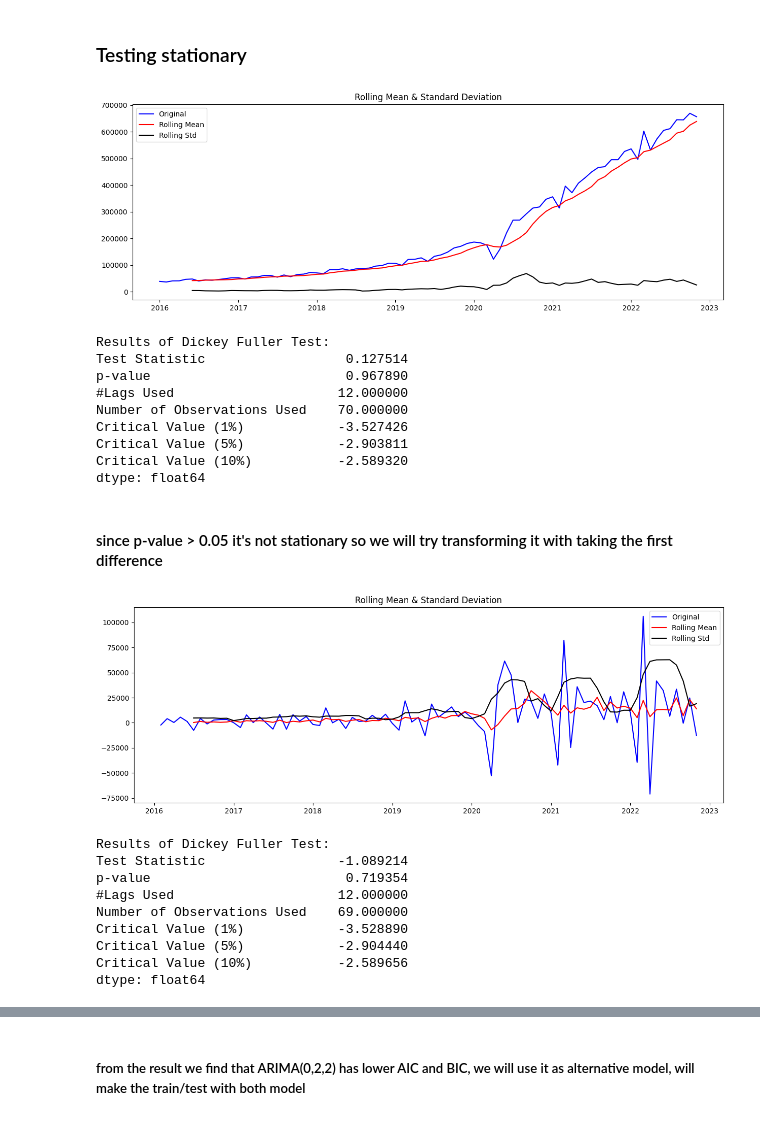
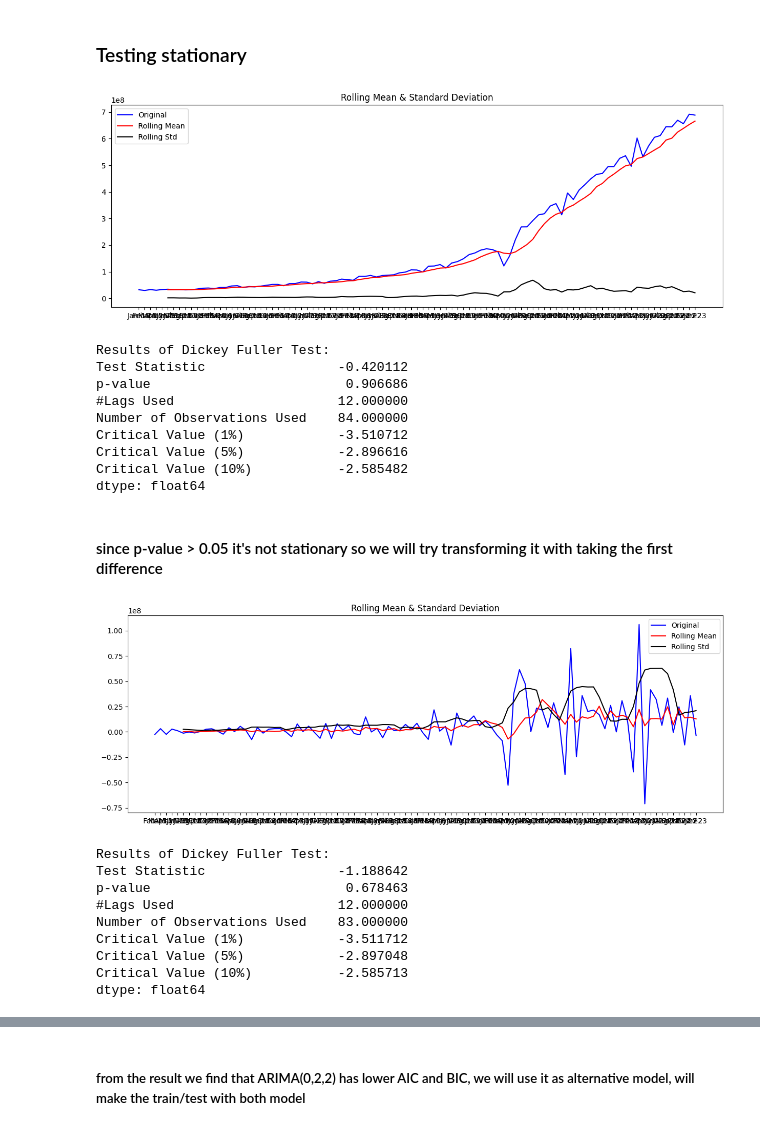
Before and after one commit to NawafR/I, a Jupyter notebook: log_tranform.ipynb, the cells around one changed output, grey strips where cells are left out. Cells and saved outputs as stored; diff of their text form; code cells hidden in the pictures.

```diff
--- a/log_tranform.ipynb
+++ b/log_tranform.ipynb
@@ -14,7 +14,7 @@ from sklearn.metrics import mean_absolute_error, mean_absolute_percentage_error,
 from statsmodels.graphics.tsaplots import plot_acf, plot_pacf
 from pmdarima.arima import auto_arima
 # %%
-POS = pd.read_csv('C:/Users/althy/Desktop/Graduation Project/Graduation_Project-main/POS_monthly_transactions.csv')
+POS = pd.read_csv('C:/Users/althy/Desktop/Graduation Project/Graduation_Project-main/POS_monthly_2023.csv',index_col='Date', parse_dates=True)
 # %%
 POS = pd.DataFrame(POS)
 # %% [markdown]
@@ -75,8 +74,3 @@ plt.show()
-# %%
-clean_POS.index = clean_POS.Date
-clean_POS = clean_POS.drop('Date', axis=1)
-# %%
-clean_POS.index = pd.to_datetime(clean_POS.index)
 # %% [markdown]
 <h3> Testing stationary
 # %%
@@ -116,30 +101,30 @@ def test_stationarity(timeseries):
 # %%
 test_stationarity(clean_POS)
 # %% [output]
-[figure, old version]
+[figure, new version]
 Results of Dickey Fuller Test:
-Test Statistic                  0.127514
-p-value                         0.967890
+Test Statistic                 -0.420112
+p-value                         0.906686
 #Lags Used                     12.000000
-Number of Observations Used    70.000000
-Critical Value (1%)            -3.527426
-Critical Value (5%)            -2.903811
-Critical Value (10%)           -2.589320
+Number of Observations Used    84.000000
+Critical Value (1%)            -3.510712
+Critical Value (5%)            -2.896616
+Critical Value (10%)           -2.585482
 dtype: float64
 # %% [markdown]
 <h4> since p-value > 0.05 it's not stationary
 so we will try transforming it with taking the first difference
 # %%
-clean_POS_diff = clean_POS.Total.diff().dropna()
+clean_POS_diff = clean_POS.diff().dropna()
 test_stationarity(clean_POS_diff)
 # %% [output]
-[figure, old version]
+[figure, new version]
 Results of Dickey Fuller Test:
-Test Statistic                 -1.089214
-p-value                         0.719354
+Test Statistic                 -1.188642
+p-value                         0.678463
 #Lags Used                     12.000000
-Number of Observations Used    69.000000
-Critical Value (1%)            -3.528890
-Critical Value (5%)            -2.904440
-Critical Value (10%)           -2.589656
+Number of Observations Used    83.000000
+Critical Value (1%)            -3.511712
+Critical Value (5%)            -2.897048
+Critical Value (10%)           -2.585713
 dtype: float64
```
Also changed, not shown: parts of 41 cells of this notebook.
